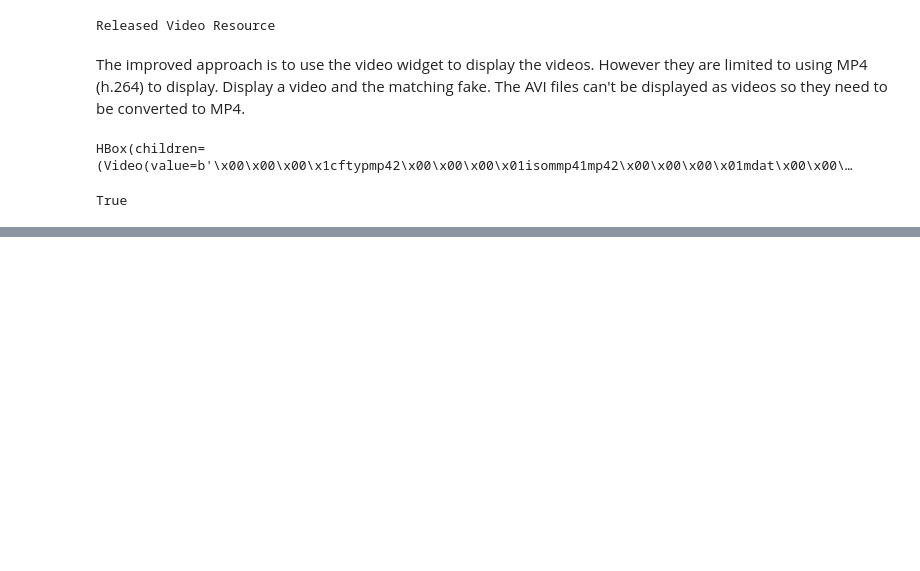
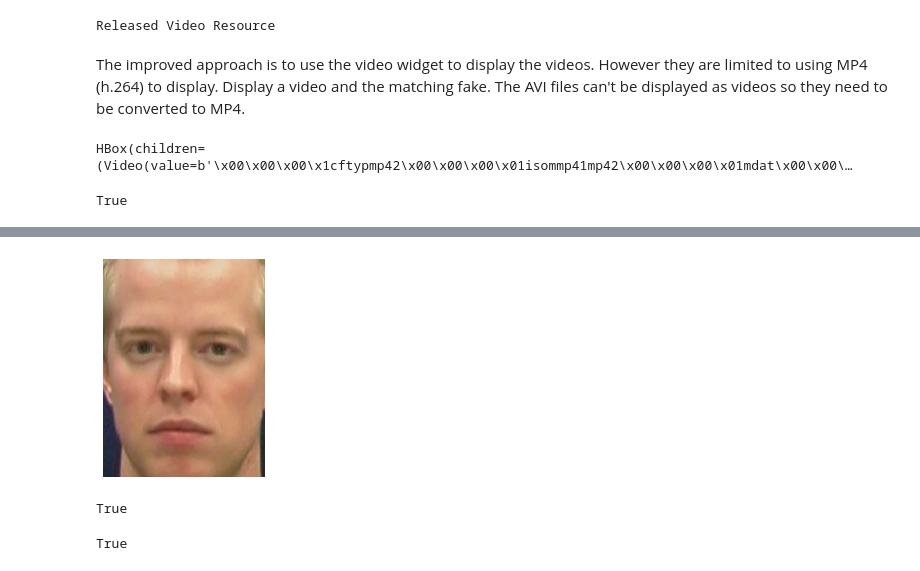
Before and after one commit to arglucas/Manning-Detecting-Deepfakes-with-OpenCV-and-SVM, a Jupyter notebook: 1-DetectFacesInVideos/Process Videos.ipynb, the cells around one changed output, grey strips where cells are left out. Cells and saved outputs as stored; diff of their text form; code cells hidden in the pictures; blank space fills up the shorter version.

```diff
--- a/1-DetectFacesInVideos/Process Videos.ipynb
+++ b/1-DetectFacesInVideos/Process Videos.ipynb
@@ -288,0 +332,28 @@ real_image, fake_image, image_diff = diff_images(real_frame, fake_frame)
+# %%
+# draw each face separately
+def draw_faces(filename, result_list):
+    # load the image
+    data = plt.imread(filename)
+    # plot each face as a subplot
+    for i in range(len(result_list)):
+        # get coordinates
+        x1, y1, width, height = result_list[i]['box']
+        x2, y2 = x1 + width, y1 + height
+        # define subplot
+        plt.subplot(1, len(result_list), i+1)
+        plt.axis('off')
+        # plot face
+        plt.imshow(data[y1:y2, x1:x2])
+    # show the plot
+    plt.show()
+# %%
+draw_faces(real_frame, faces)
+# %% [output]
+[figure, added]
+# %%
+x1, y1, width, height = faces[0]['box']
+x2, y2 = x1 + width, y1 + height
+out_face = cv2.cvtColor(pixels[y1:y2, x1:x2], cv2.COLOR_BGR2RGB) # Save face and transform colour
+cv2.imwrite("test.jpg", out_face)
+# %% [output]
+True
@@ -288,0 +380,16 @@ real_image, fake_image, image_diff = diff_images(real_frame, fake_frame)
+# %%
+# Extract faces from videos
+
+out_path = "./real-faces/"
+if os.path.exists(out_path):
+    shutil.rmtree(out_path)
+os.mkdir(out_path)
+save_faces(real_videos[5], out_path)
+
+out_path2 = "./fake-faces/"
+if os.path.exists(out_path2):
+    shutil.rmtree(out_path2)
+os.mkdir(out_path2)
+save_faces(fake_videos[0], out_path2)
+# %% [output]
+True
```
Also changed, not shown: parts of 8 cells of this notebook, 1 other file.
